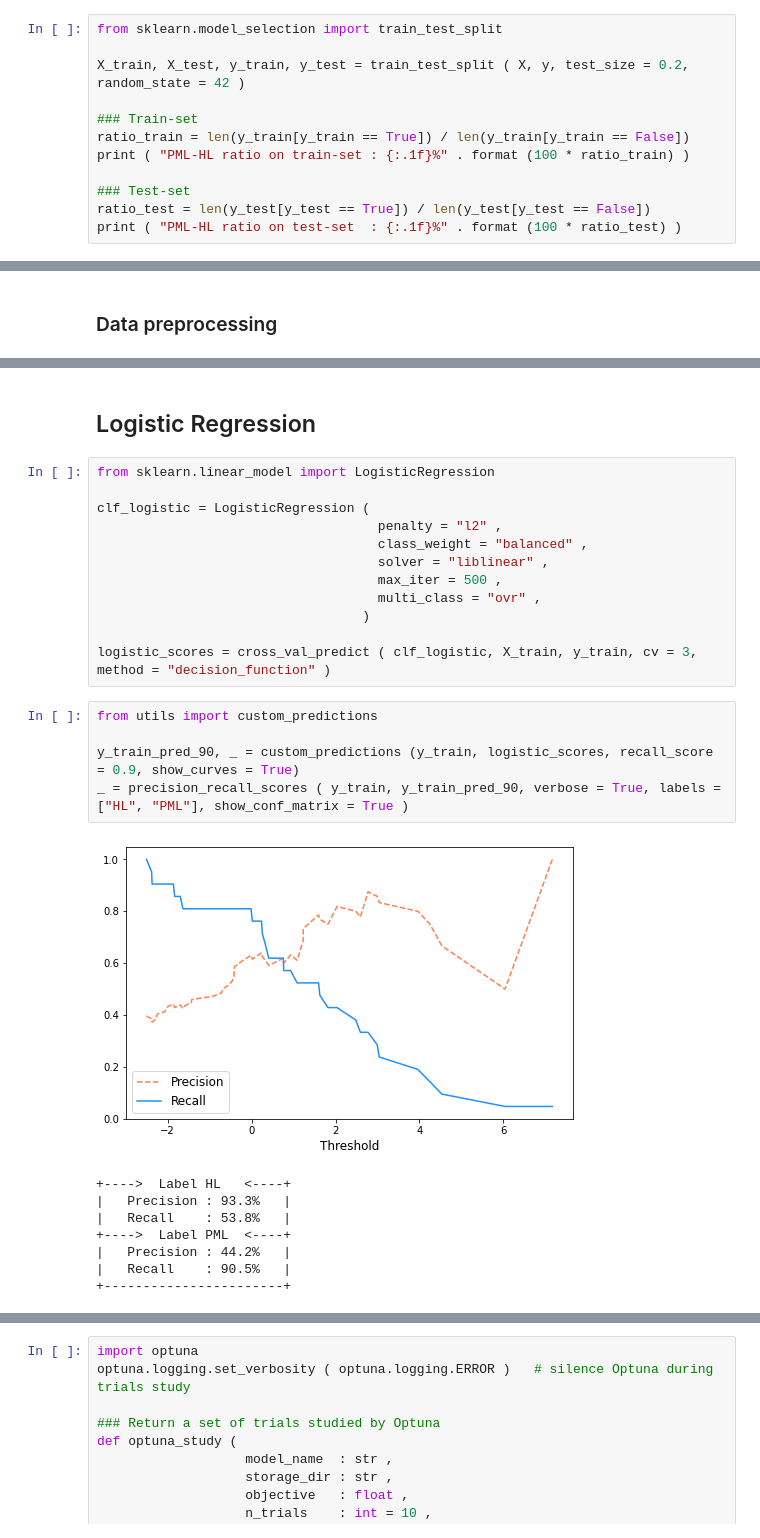
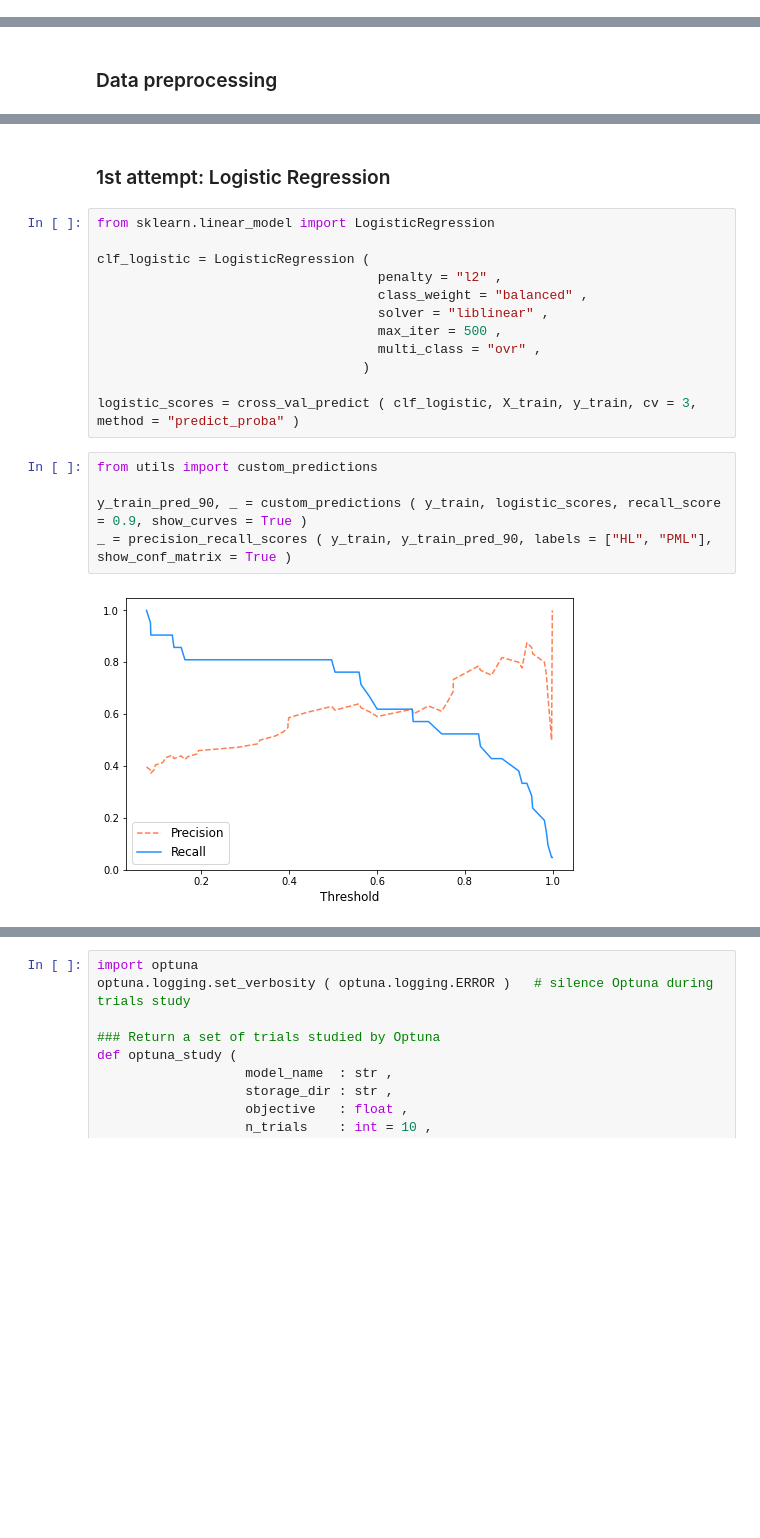
Before and after one commit to harel-coffee/mediastinal-lymphoma-classification-auto, a Jupyter notebook: 5_lymphoma_classification.ipynb, the cells around one changed output, grey strips where cells are left out. Saved outputs shown, nothing was run; the diff lists cells and outputs as text; blank space fills up the shorter version.

```diff
--- a/5_lymphoma_classification.ipynb
+++ b/5_lymphoma_classification.ipynb
@@ -77,15 +88,3 @@ ratio = len(y[y == True]) / len(y[y == False])
 print ( "PML-HL ratio on data-set : {:.1f}%" . format (100 * ratio) )
 # %% [output]
 PML-HL ratio on data-set : 41.5%
-# %%
-from sklearn.model_selection import train_test_split
-
-X_train, X_test, y_train, y_test = train_test_split ( X, y, test_size = 0.2, random_state = 42 )
-
-### Train-set
-ratio_train = len(y_train[y_train == True]) / len(y_train[y_train == False])
-print ( "PML-HL ratio on train-set : {:.1f}%" . format (100 * ratio_train) )
-
-### Test-set
-ratio_test = len(y_test[y_test == True]) / len(y_test[y_test == False])
-print ( "PML-HL ratio on test-set  : {:.1f}%" . format (100 * ratio_test) )
@@ -168,5 +161,5 @@ _ = precision_recall_scores ( y_train, y_train_pred, verbose = True, labels = ["
 # %% [markdown]
-## Logistic Regression
+### 1st attempt: Logistic Regression
 # %%
 from sklearn.linear_model import LogisticRegression
 
@@ -178,21 +171,14 @@ clf_logistic = LogisticRegression (
                                     multi_class = "ovr" ,
                                   )
 
-logistic_scores = cross_val_predict ( clf_logistic, X_train, y_train, cv = 3, method = "decision_function" )
+logistic_scores = cross_val_predict ( clf_logistic, X_train, y_train, cv = 3, method = "predict_proba" )
 # %%
 from utils import custom_predictions
 
-y_train_pred_90, _ = custom_predictions (y_train, logistic_scores, recall_score = 0.9, show_curves = True)
-_ = precision_recall_scores ( y_train, y_train_pred_90, verbose = True, labels = ["HL", "PML"], show_conf_matrix = True )
+y_train_pred_90, _ = custom_predictions ( y_train, logistic_scores, recall_score = 0.9, show_curves = True )
+_ = precision_recall_scores ( y_train, y_train_pred_90, labels = ["HL", "PML"], show_conf_matrix = True )
 # %% [output]
-[figure, old version]
+[figure, new version]
-+---->  Label HL   <----+
-|   Precision : 93.3%   |
-|   Recall    : 53.8%   |
-+---->  Label PML  <----+
-|   Precision : 44.2%   |
-|   Recall    : 90.5%   |
-+-----------------------+
 [figure]
 [figure]
 # %%
```
Also changed, not shown: parts of 88 cells of this notebook.
